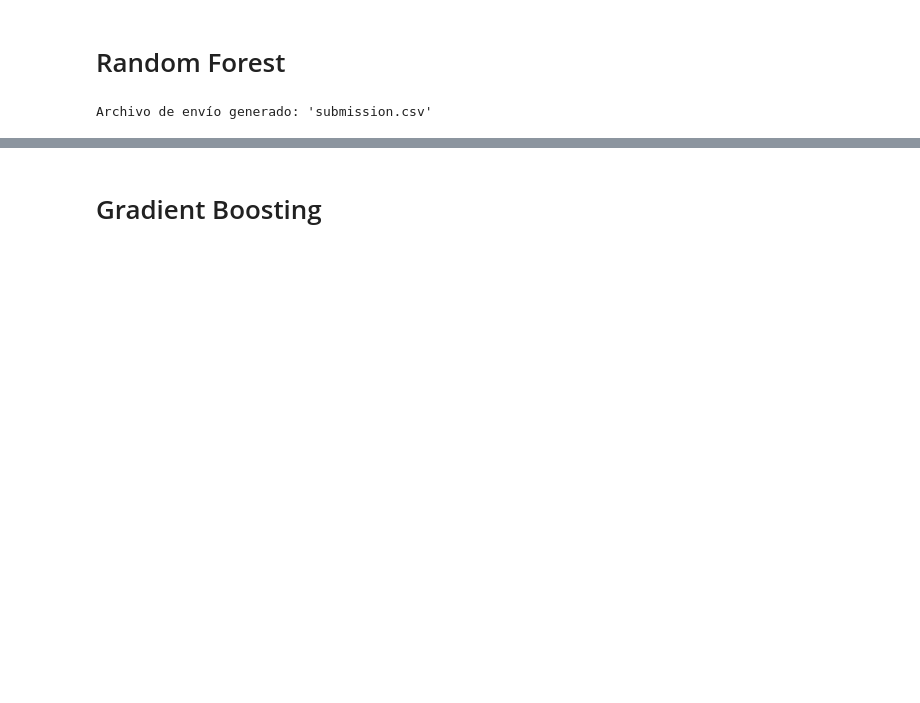
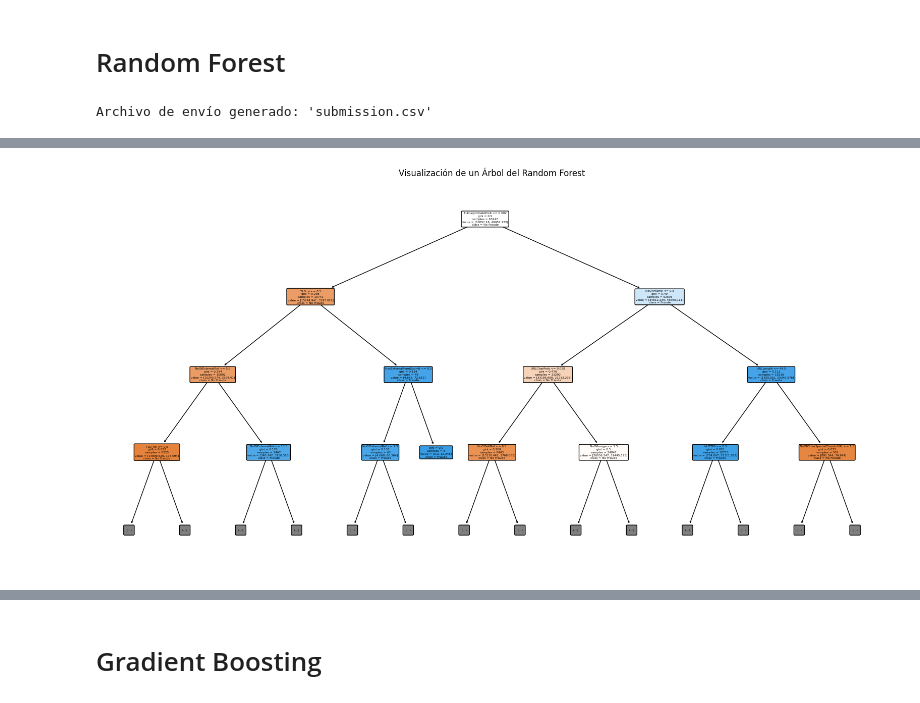
Before and after one commit to luna-as18/Proy-Statistical, a Jupyter notebook: Modelos/modelos.ipynb, the cells around one changed output, grey strips where cells are left out. Cells and saved outputs as stored; diff of their text form; code cells hidden in the pictures; blank space fills up the shorter version.

```diff
--- a/Modelos/modelos.ipynb
+++ b/Modelos/modelos.ipynb
@@ -55,3 +55,20 @@ submission.to_csv("RFsubmission.csv", index=False)
 print("Archivo de envío generado: 'submission.csv'")
 # %% [output]
 Archivo de envío generado: 'submission.csv'
+# %%
+from sklearn.tree import export_text
+
+# Obtener los nombres de las características transformadas por OneHotEncoder
+onehot_features = column_transformer.named_transformers_['cat'].get_feature_names_out(categorical_columns)
+transformed_feature_names = list(onehot_features) + list(X_train.select_dtypes(exclude=['object']).columns)
+
+# Acceder a un árbol específico dentro del Random Forest
+tree = model.estimators_[0]  # Cambia el índice para seleccionar otro árbol
+
+# Mostrar los hiperparámetros básicos del árbol
+print(f"Profundidad del árbol: {tree.get_depth()}")
+print(f"Número de nodos terminales (hojas): {tree.get_n_leaves()}")
+
+# Mostrar la estructura del árbol
+tree_structure = export_text(tree, feature_names=transformed_feature_names)
+print(tree_structure)
@@ -57,0 +93,19 @@ Archivo de envío generado: 'submission.csv'
+# %%
+from sklearn.tree import plot_tree
+import matplotlib.pyplot as plt
+
+# Seleccionar uno de los árboles del modelo Random Forest
+tree = model.estimators_[0]  # Cambia el índice para otro árbol
+
+# Graficar el árbol
+plt.figure(figsize=(20, 10))  # Ajusta el tamaño según sea necesario
+plot_tree(tree,
+          feature_names=transformed_feature_names,  # Nombres de las características después del OneHotEncoding
+          class_names=["No Fraude", "Fraude"],  # Etiquetas de clase
+          filled=True,  # Colores para nodos según la clase predominante
+          rounded=True,  # Esquinas redondeadas
+          max_depth=3)  # Limitar la profundidad para que sea interpretable
+plt.title("Visualización de un Árbol del Random Forest")
+plt.show()
+# %% [output]
+[figure, added]
```
Also changed, not shown: parts of 5 cells of this notebook.
